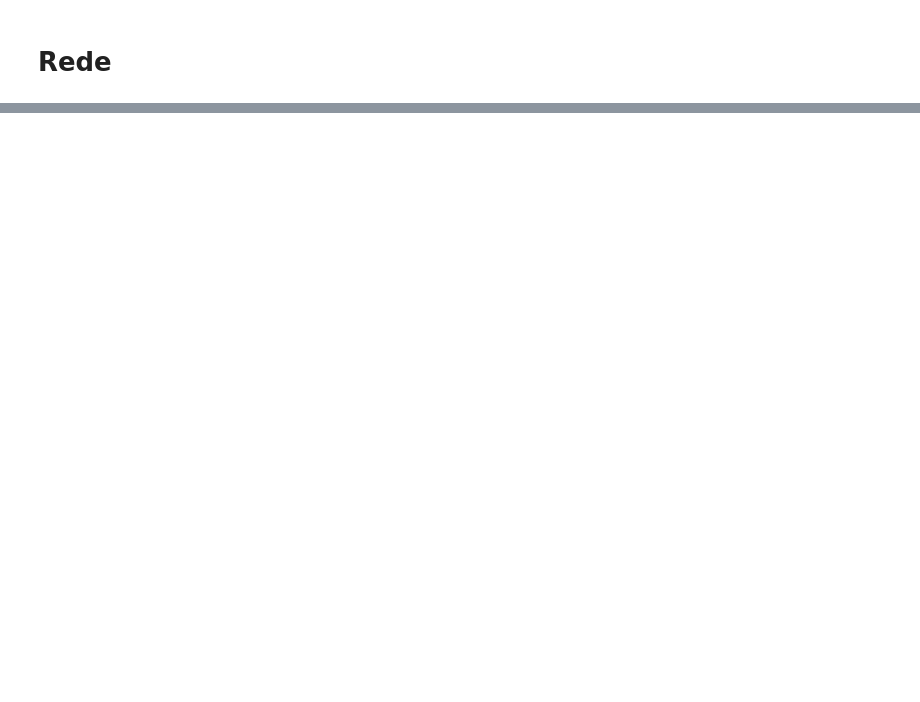
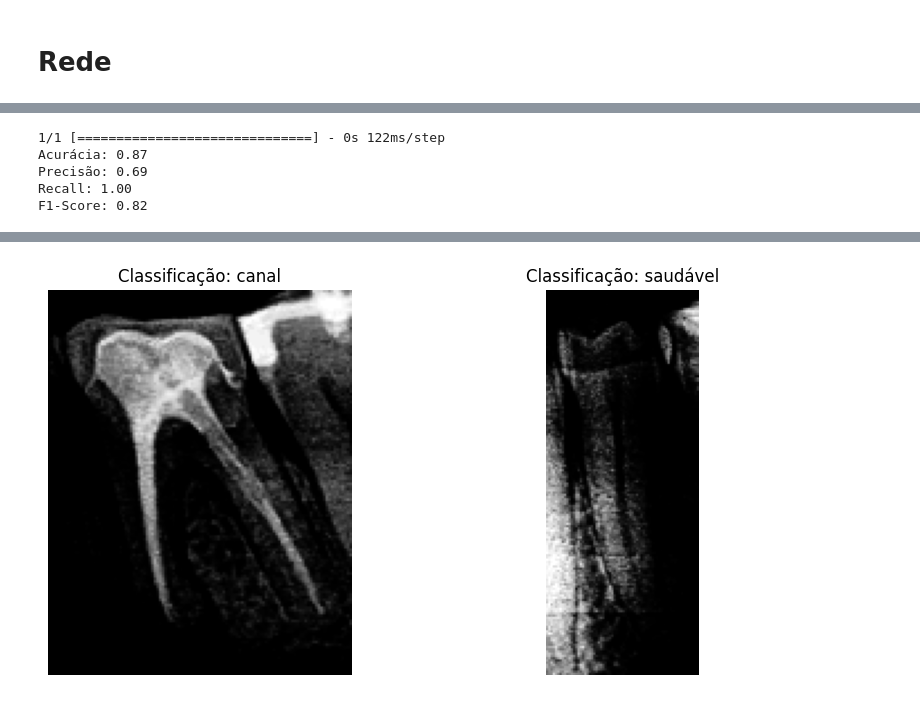
Before and after one commit to VitorZ-Pamplona/Projeto-PDI-Arcada-Dentaria, a Jupyter notebook: Projeto_AD_PDI.ipynb, the cells around one changed output, grey strips where cells are left out. Cells and saved outputs as stored; diff of their text form; code cells hidden in the pictures; blank space fills up the shorter version.

```diff
--- a/Projeto_AD_PDI.ipynb
+++ b/Projeto_AD_PDI.ipynb
@@ -135,0 +275,55 @@ history = model.fit(
+# %%
+# Supondo que você tem `images_test` e `labels_test` para testar o modelo
+predictions = model.predict(images_val)
+predictions = (predictions > 0.5).astype(int)  # Convertendo probabilidades em classificações binárias
+
+# Calculando métricas
+accuracy = accuracy_score(labels_val, predictions)
+precision = precision_score(labels_val, predictions)
+recall = recall_score(labels_val, predictions)
+f1 = f1_score(labels_val, predictions)
+
+print(f"Acurácia: {accuracy:.2f}")
+print(f"Precisão: {precision:.2f}")
+print(f"Recall: {recall:.2f}")
+print(f"F1-Score: {f1:.2f}")
+# %% [output]
+1/1 [==============================] - 0s 122ms/step
+Acurácia: 0.87
+Precisão: 0.69
+Recall: 1.00
+F1-Score: 0.82
+# %%
+# Caminhos para as imagens
+image_path1 = '/content/Dente com Canal.png'
+image_path2 = '/content/dente Saudavel.png'
+
+# Carregar imagens em escala de cinza
+image1 = cv2.imread(image_path1, cv2.IMREAD_GRAYSCALE)
+image2 = cv2.imread(image_path2, cv2.IMREAD_GRAYSCALE)
+
+image1 = enhance_contrast(image1)
+image2 = enhance_contrast(image2)
+
+# Preparar imagens (redimensionar, adicionar canal, normalizar)
+image1_prepared = cv2.resize(image1, (64, 64), interpolation=cv2.INTER_AREA).reshape(1, 64, 64, 1) / 255.0
+image2_prepared = cv2.resize(image2, (64, 64), interpolation=cv2.INTER_AREA).reshape(1, 64, 64, 1) / 255.0
+# %%
+prediction1 = model.predict(image1_prepared)
+prediction2 = model.predict(image2_prepared)
+
+# Interpretar as previsões como 'saudável' (0) ou 'canal' (1)
+classification1 = 'canal' if prediction1 > 0.5 else 'saudável'
+classification2 = 'canal' if prediction2 > 0.5 else 'saudável'
+
+fig, axes = plt.subplots(1, 2, figsize=(10, 5))
+axes[0].imshow(image1, cmap='gray')
+axes[0].set_title(f'Classificação: {classification1}')
+axes[0].axis('off')
+
+axes[1].imshow(image2, cmap='gray')
+axes[1].set_title(f'Classificação: {classification2}')
+axes[1].axis('off')
+
+plt.show()
+# %% [output]
@@ -135,0 +332 @@ history = model.fit(
+[figure, added]
```
Also changed, not shown: parts of 26 cells of this notebook.
